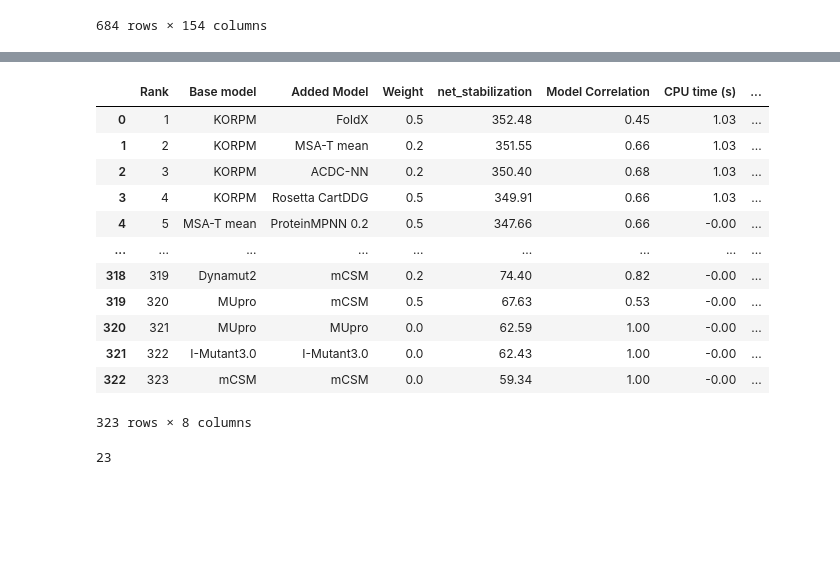
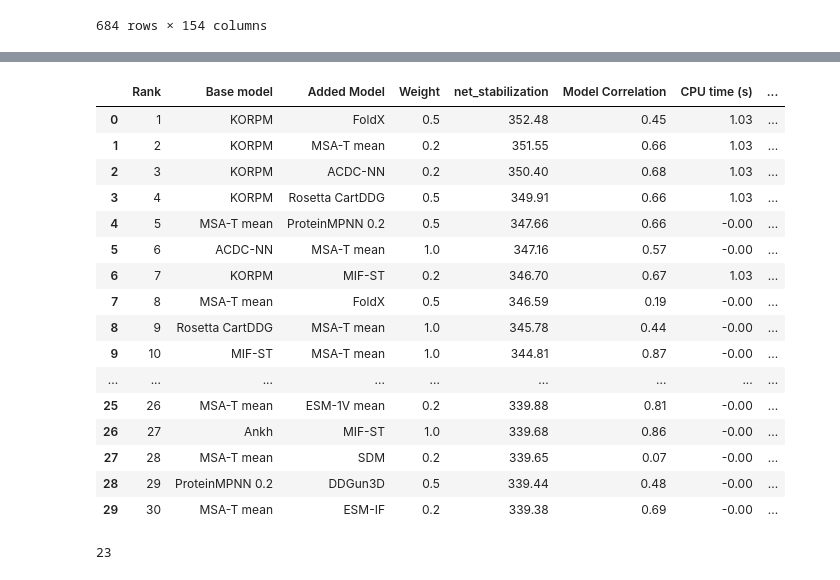
Before and after one commit to skalyaanamoorthy/PSLMs, a Jupyter notebook: analysis_notebooks/ssym_analysis.ipynb, the cells around one changed output, grey strips where cells are left out. Saved outputs shown, nothing was run; the diff lists cells and outputs as text; code cells hidden in the pictures; blank space fills up the shorter version.

```diff
--- a/analysis_notebooks/ssym_analysis.ipynb
+++ b/analysis_notebooks/ssym_analysis.ipynb
@@ -891,26 +895,30 @@ Dropped 1368 columns with errors
 # %%
 stat_df_ = stat_df.applymap(lambda x: np.nan if x==-0.0001 else x)
 stat_df_ = stat_df.applymap(lambda x: round(x, 2) if type(x)==float else x)
 for source, target in remap_names.items():
     stat_df_.loc[stat_df_['model1']==source, 'model1'] = target
     stat_df_.loc[stat_df_['model2']==source, 'model2'] = target
 stat_df_ = stat_df_.reset_index().drop('weight1', axis=1).rename({'rank': 'Rank', 'model1': 'Base model', 'model2': 'Added Model', 'weight2': 'Weight', 'corr': 'Model Correlation', 'runtime_cpu': 'CPU time (s)', 'runtime_gpu': 'GPU time (s)', 'spearman': 'Spearman\'s rho'}, axis=1)
 stat_df_.to_csv('../data/stat_df_net_stab_ssym.csv')
-stat_df_
+stat_df_.head(30)
 # %% [output]
 |  | Rank | Base model | Added Model | Weight | net_stabilization | Model Correlation | CPU time (s) | ... |
 | 0 | 1 | KORPM | FoldX | 0.5 | 352.48 | 0.45 | 1.03 | ... |
 | 1 | 2 | KORPM | MSA-T mean | 0.2 | 351.55 | 0.66 | 1.03 | ... |
 | 2 | 3 | KORPM | ACDC-NN | 0.2 | 350.40 | 0.68 | 1.03 | ... |
 | 3 | 4 | KORPM | Rosetta CartDDG | 0.5 | 349.91 | 0.66 | 1.03 | ... |
 | 4 | 5 | MSA-T mean | ProteinMPNN 0.2 | 0.5 | 347.66 | 0.66 | -0.00 | ... |
+| 5 | 6 | ACDC-NN | MSA-T mean | 1.0 | 347.16 | 0.57 | -0.00 | ... |
+| 6 | 7 | KORPM | MIF-ST | 0.2 | 346.70 | 0.67 | 1.03 | ... |
+| 7 | 8 | MSA-T mean | FoldX | 0.5 | 346.59 | 0.19 | -0.00 | ... |
+| 8 | 9 | Rosetta CartDDG | MSA-T mean | 1.0 | 345.78 | 0.44 | -0.00 | ... |
+| 9 | 10 | MIF-ST | MSA-T mean | 1.0 | 344.81 | 0.87 | -0.00 | ... |
 | ... | ... | ... | ... | ... | ... | ... | ... | ... |
-| 318 | 319 | Dynamut2 | mCSM | 0.2 | 74.40 | 0.82 | -0.00 | ... |
-| 319 | 320 | MUpro | mCSM | 0.5 | 67.63 | 0.53 | -0.00 | ... |
-| 320 | 321 | MUpro | MUpro | 0.0 | 62.59 | 1.00 | -0.00 | ... |
-| 321 | 322 | I-Mutant3.0 | I-Mutant3.0 | 0.0 | 62.43 | 1.00 | -0.00 | ... |
-| 322 | 323 | mCSM | mCSM | 0.0 | 59.34 | 1.00 | -0.00 | ... |
+| 25 | 26 | MSA-T mean | ESM-1V mean | 0.2 | 339.88 | 0.81 | -0.00 | ... |
+| 26 | 27 | Ankh | MIF-ST | 1.0 | 339.68 | 0.86 | -0.00 | ... |
+| 27 | 28 | MSA-T mean | SDM | 0.2 | 339.65 | 0.07 | -0.00 | ... |
+| 28 | 29 | ProteinMPNN 0.2 | DDGun3D | 0.5 | 339.44 | 0.48 | -0.00 | ... |
+| 29 | 30 | MSA-T mean | ESM-IF | 0.2 | 339.38 | 0.69 | -0.00 | ... |
-323 rows × 8 columns
 # %%
 supp = d1.xs('dir')[['auprc', 'mean_stabilization', 'net_stabilization', 'weighted_ndcg', 'weighted_spearman', 'auppc', 'aumsc', 'antisymmetry', 'bias']].reset_index().drop(['model_type', 'class'], axis=1)#.set_index('model')
 selection = {'INPS3D', 'DDGun', 'PremPS', 'mif', 'DDGun3D', 'esmif_monomer', 'esm1v_mean', 'mpnn_mean', 'msa_transformer_mean', 'DUET', 'Dynamut', 'FoldX', 'I-Mutant3.0', 'I-Mutant3.0-Seq',
```
Also changed, not shown: parts of 6 cells of this notebook, 1 other file.
